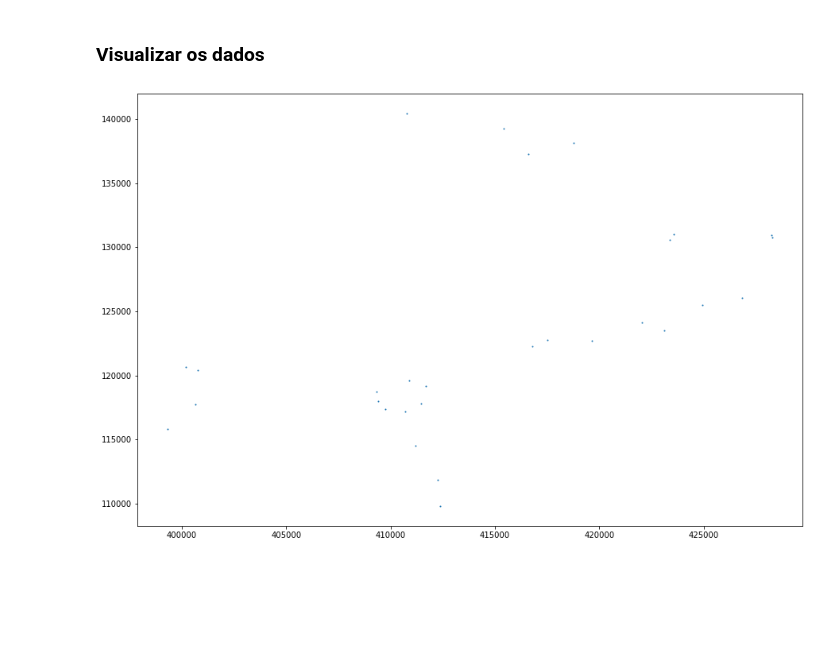
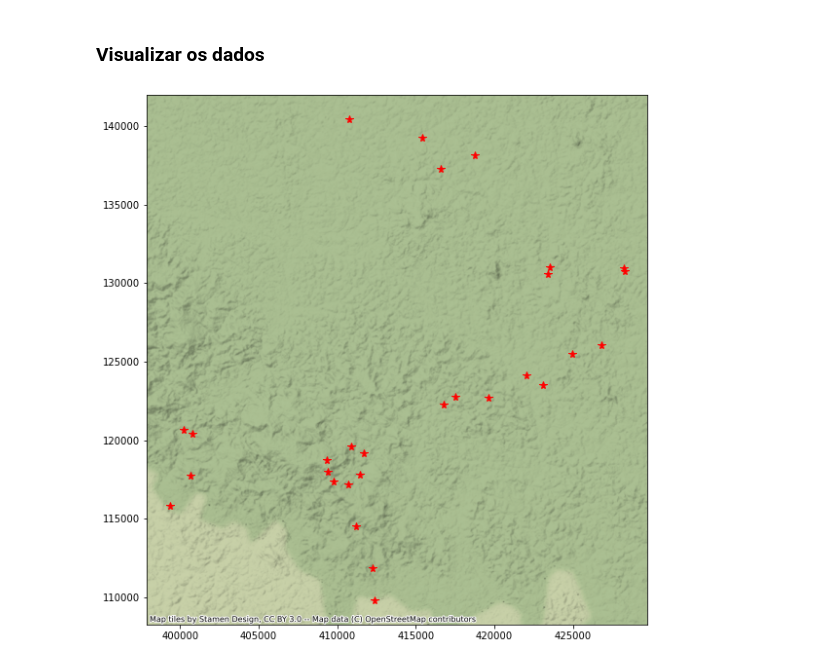
Before and after one commit to robson-cruz/Memorial_Descritvo, a Jupyter notebook: Extrair_Vertices_Memorial_Descritivo.ipynb, the cells around one changed output. Cells and saved outputs as stored; diff of their text form; code cells hidden in the pictures; blank space fills up the shorter version.

```diff
--- a/Extrair_Vertices_Memorial_Descritivo.ipynb
+++ b/Extrair_Vertices_Memorial_Descritivo.ipynb
@@ -119,13 +119,15 @@ df.to_excel('vertices.xlsx', index=False)
 # %%
 # importar pacotes
 import matplotlib.pyplot as plt
+import contextily
 
 # Configurar o tamanho do mapa
 plt.rcParams['figure.figsize'] = [15, 10]
 
 # gerar o mapa
-fig, ax=plt.subplots()
-ax.plot(df['leste'], df['norte'], 'o', markersize=1)
+fig, map = plt.subplots()
+map.plot(df['leste'], df['norte'], '*', color='red', markersize=8)
+contextily.add_basemap(map, crs='EPSG:31976')
 plt.show()
 # %% [output]
-[figure, old version]
+[figure, new version]
```
